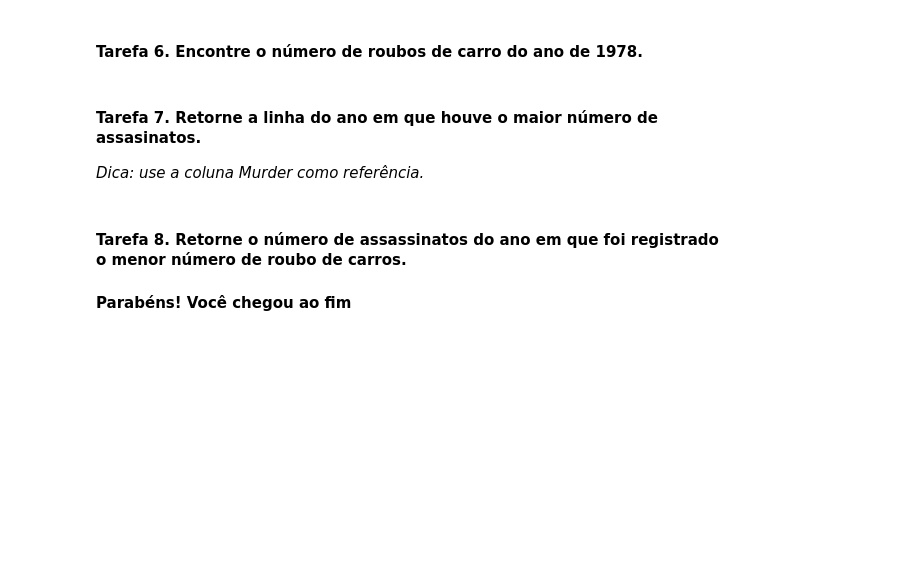
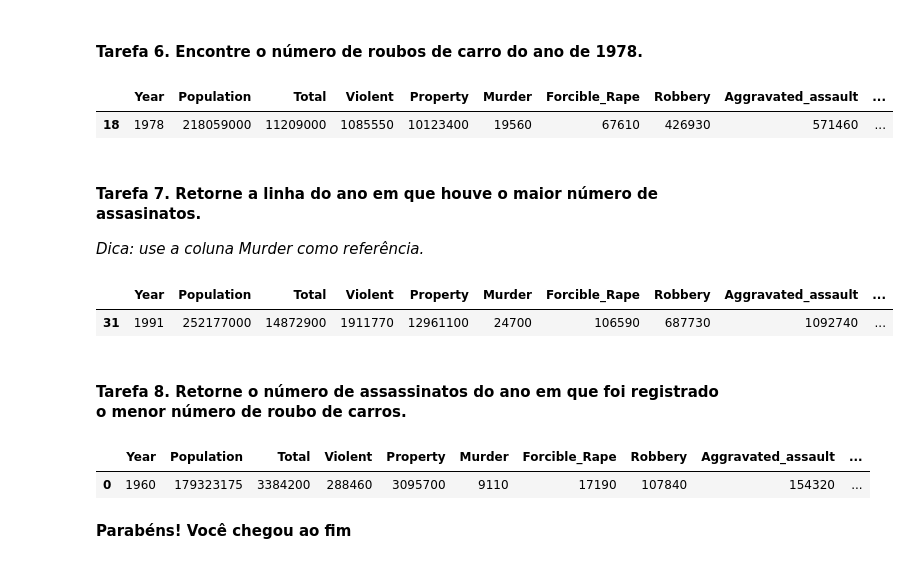
Before and after one commit to Flpcarrara/data-manipulation-exercises, a Jupyter notebook: Manipulacao_de_Dados_Ex_02.ipynb, the cells around one changed output. Cells and saved outputs as stored; diff of their text form; code cells hidden in the pictures; blank space fills up the shorter version.

```diff
--- a/Manipulacao_de_Dados_Ex_02.ipynb
+++ b/Manipulacao_de_Dados_Ex_02.ipynb
@@ -82,3 +117,8 @@ dtype('<M8[ns]')
+# %%
+crime[crime['Year'] == 1978]
+# %% [output]
+|  | Year | Population | Total | Violent | Property | Murder | Forcible_Rape | Robbery | Aggravated_assault | ... |
+| 18 | 1978 | 218059000 | 11209000 | 1085550 | 10123400 | 19560 | 67610 | 426930 | 571460 | ... |
 # %% [markdown]
 #### Tarefa 7. Retorne a linha do ano em que houve o maior número de assasinatos.
 
@@ -88,2 +126,7 @@ dtype('<M8[ns]')
+# %%
+crime[crime['Murder']== crime['Murder'].max()]
+# %% [output]
+|  | Year | Population | Total | Violent | Property | Murder | Forcible_Rape | Robbery | Aggravated_assault | ... |
+| 31 | 1991 | 252177000 | 14872900 | 1911770 | 12961100 | 24700 | 106590 | 687730 | 1092740 | ... |
 # %% [markdown]
 #### Tarefa 8. Retorne o número de assassinatos do ano em que foi registrado o menor número de roubo de carros.
@@ -92,2 +133,7 @@ dtype('<M8[ns]')
+# %%
+crime[crime['Vehicle_Theft']== crime['Vehicle_Theft'].min() ]
+# %% [output]
+|  | Year | Population | Total | Violent | Property | Murder | Forcible_Rape | Robbery | Aggravated_assault | ... |
+| 0 | 1960 | 179323175 | 3384200 | 288460 | 3095700 | 9110 | 17190 | 107840 | 154320 | ... |
 # %% [markdown]
 **Parabéns! Você chegou ao fim**
```
Also changed, not shown: parts of 7 cells of this notebook.
